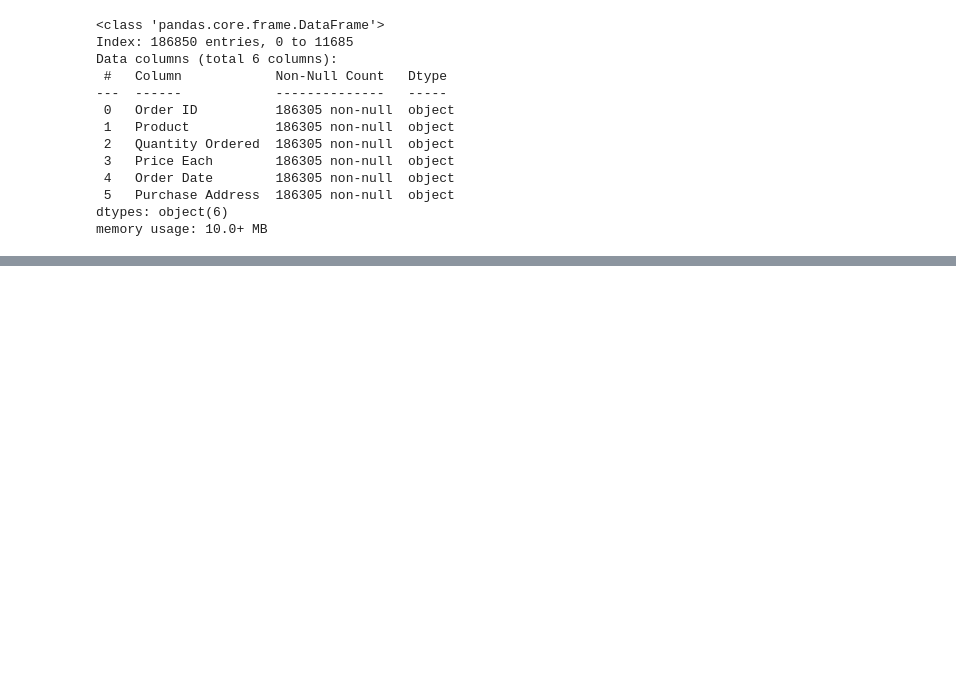
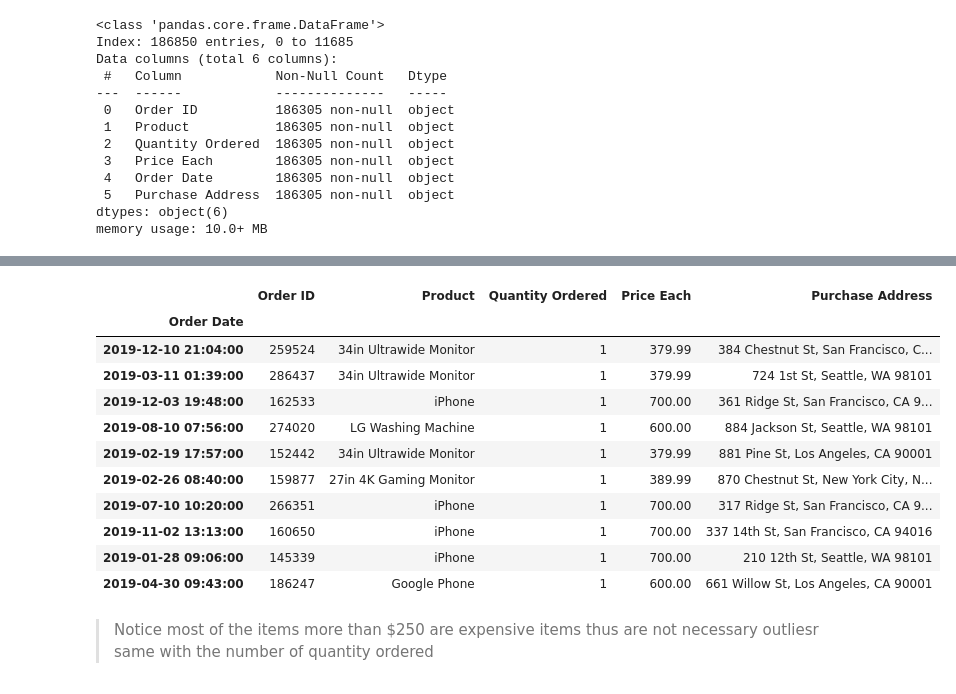
Before and after one commit to steve1-1269/sales-data-analysis, a Jupyter notebook: main.ipynb, the cells around one changed output, grey strips where cells are left out. Cells and saved outputs as stored; diff of their text form; code cells hidden in the pictures; blank space fills up the shorter version.

```diff
--- a/main.ipynb
+++ b/main.ipynb
@@ -50,0 +180,17 @@ dtype: int64
+# %%
+df[df['Price Each']>= 250].sample(10)
+# %% [output]
+|  | Order ID | Product | Quantity Ordered | Price Each | Purchase Address |
+| Order Date |  |  |  |  |  |
+| 2019-12-10 21:04:00 | 259524 | 34in Ultrawide Monitor | 1 | 379.99 | 384 Chestnut St, San Francisco, C... |
+| 2019-03-11 01:39:00 | 286437 | 34in Ultrawide Monitor | 1 | 379.99 | 724 1st St, Seattle, WA 98101 |
+| 2019-12-03 19:48:00 | 162533 | iPhone | 1 | 700.00 | 361 Ridge St, San Francisco, CA 9... |
+| 2019-08-10 07:56:00 | 274020 | LG Washing Machine | 1 | 600.00 | 884 Jackson St, Seattle, WA 98101 |
+| 2019-02-19 17:57:00 | 152442 | 34in Ultrawide Monitor | 1 | 379.99 | 881 Pine St, Los Angeles, CA 90001 |
+| 2019-02-26 08:40:00 | 159877 | 27in 4K Gaming Monitor | 1 | 389.99 | 870 Chestnut St, New York City, N... |
+| 2019-07-10 10:20:00 | 266351 | iPhone | 1 | 700.00 | 317 Ridge St, San Francisco, CA 9... |
+| 2019-11-02 13:13:00 | 160650 | iPhone | 1 | 700.00 | 337 14th St, San Francisco, CA 94016 |
+| 2019-01-28 09:06:00 | 145339 | iPhone | 1 | 700.00 | 210 12th St, Seattle, WA 98101 |
+| 2019-04-30 09:43:00 | 186247 | Google Phone | 1 | 600.00 | 661 Willow St, Los Angeles, CA 90001 |
+# %% [markdown]
+> Notice most of the items more than $250 are expensive items thus are not necessary outliesr same with the number of quantity ordered
```
Also changed, not shown: parts of 26 cells of this notebook.
